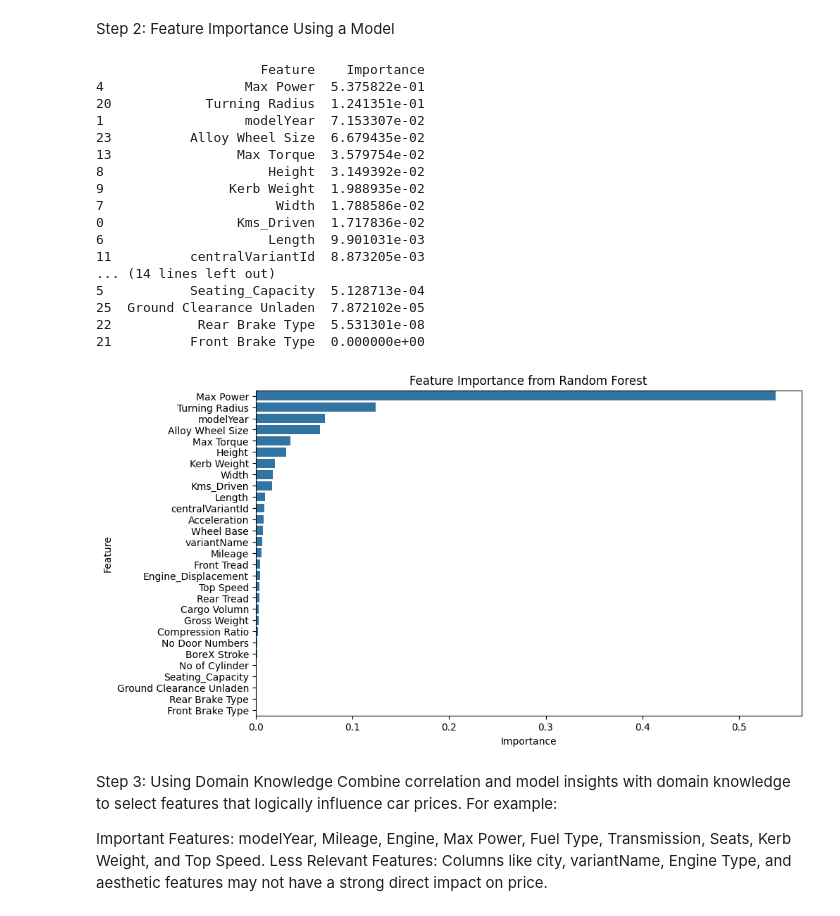
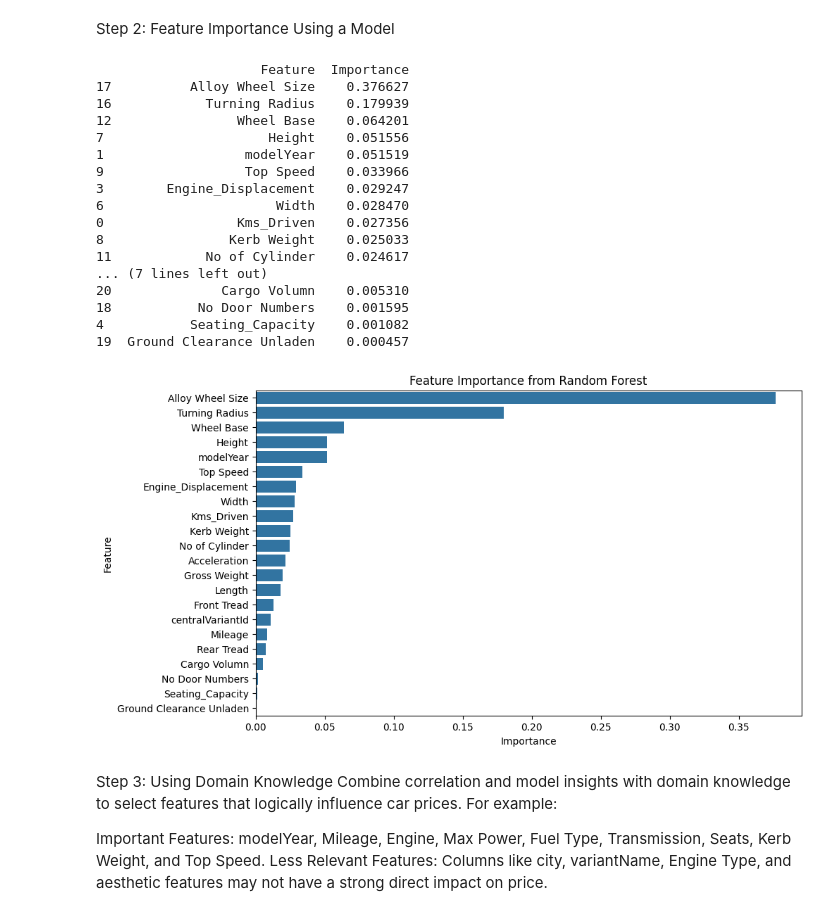
Before and after one commit to AravindhKumarA9/Car_dheko, a Jupyter notebook: car_dheko.ipynb, the cells around one changed output. Cells and saved outputs as stored; diff of their text form; code cells hidden in the pictures.

```diff
--- a/car_dheko.ipynb
+++ b/car_dheko.ipynb
@@ -494 +547,4 @@ Columns with unit values: ['variantName', 'Mileage', 'Engine_Displacement', 'Max
+# %%
+# Ensure the 'Kms_Driven' column is treated as a string, remove commas, and convert to integer
+Final['Kms_Driven'] = Final['Kms_Driven'].astype(str).str.replace(',', '', regex=True).astype(int)
 # %%
@@ -520,8 +577,0 @@ For example, when doing 'df[col].method(value, inplace=True)', try using 'df.met
-# %%
-Final['price'] = Final['price'].fillna(0).astype(int)
-Final['Engine_Displacement'] = Final['Engine_Displacement'].fillna(0).astype(int)
-Final['Alloy Wheel Size'] = Final['Alloy Wheel Size'].fillna(0).astype(int)
-Final['Seating_Capacity'] = Final['Seating_Capacity'].fillna(0).astype(int)
-
-# Remove commas, handle missing values, and convert to integers in one step
-Final['Kms_Driven'] = Final['Kms_Driven'].fillna(0).astype(str).str.replace(',', '').astype(int)
@@ -527,0 +630,8 @@ Final['Kms_Driven'] = Final['Kms_Driven'].fillna(0).astype(str).str.replace(',',
+# %%
+Final[['price', 'Engine_Displacement', 'Alloy Wheel Size', 'Seating_Capacity']] = Final[['price', 'Engine_Displacement', 'Alloy Wheel Size', 'Seating_Capacity']].fillna(0).astype(int)
+
+
+# Final[['Length', 'Width', 'Height', 'Gross Weight', 'Wheel Base', 'Front Tread', 'Rear Tread', 'Kerb Weight']] = Final[['Length', 'Width', 'Height', 'Gross Weight', 'Wheel Base', 'Front Tread', 'Rear Tread', 'Kerb Weight']].fillna(0).astype(int)
+
+# Final[['price', 'Engine_Displacement', 'Alloy Wheel Size', 'Seating_Capacity']] = Final[['price', 'Engine_Displacement', 'Alloy Wheel Size', 'Seating_Capacity']].apply(lambda x: x.fillna(x.mean())).astype(int)
+Final.head(15)
@@ -627,0 +711,13 @@ Value Configuration Unique Values: ['DOHC' nan 'SOHC' 'DOHC with VIS' 'DOHC ' 'u
+# %%
+# List of columns to extract unique values from
+columns_to_check = [
+'Transmission', 'Fuel Type', 'Super Charger', 'city', 'Seating_Capacity', 'Turbo Charger', 'No Door Numbers', 'No of Cylinder',
+'Steering Type', 'Alloy Wheel Size', 'body_type', 'Insurance Validity', 'Ownership', 'Value Configuration','Drive Type']
+
+# Display unique values for each column
+for column in columns_to_check:
+    if column in Final.columns:
+        unique_values = Final[column].unique()
+        print(f"{column} Unique Values: {unique_values}")
+    else:
+        print(f"Column '{column}' not found in the DataFrame.")
@@ -1041,54 +1157,53 @@ Step 2: Feature Importance Using a Model
 # %%
 from sklearn.ensemble import RandomForestRegressor
 from sklearn.model_selection import train_test_split
 
 # Define features and target
-X = Final[['Kms_Driven', 'modelYear', 'Mileage', 'Engine_Displacement', 'Max Power', 'Seating_Capacity',
-           'Length', 'Width', 'Height', 'Kerb Weight', 'Top Speed', 'centralVariantId', 'variantName',
-            'Max Torque', 'No of Cylinder', 'BoreX Stroke', 'Wheel Base', 'Front Tread', 'Rear Tread',
-            'Gross Weight', 'Turning Radius', 'Front Brake Type', 'Rear Brake Type', 'Alloy Wheel Size',
-            'No Door Numbers', 'Ground Clearance Unladen', 'Cargo Volumn', 'Compression Ratio', 'Acceleration'
-           ]]  # Add relevant columns
+X = Final[['Kms_Driven', 'modelYear', 'Mileage', 'Engine_Displacement', 'Seating_Capacity', 'Length',
+		   'Width', 'Height', 'Kerb Weight', 'Top Speed', 'centralVariantId', 'No of Cylinder',
+		   'Wheel Base', 'Front Tread', 'Rear Tread', 'Gross Weight', 'Turning Radius', 'Alloy Wheel Size',
+            'No Door Numbers', 'Ground Clearance Unladen', 'Cargo Volumn',  'Acceleration'
+           ]]  # Add relevant columns  'Max Power','Max Torque', 'variantName','BoreX Stroke', 'Front Brake Type', 'Rear Brake Type', 'Compression Ratio',
 y = Final['price']
 
 # Split data into training and testing sets
 X_train, X_test, y_train, y_test = train_test_split(X, y, test_size=0.2, random_state=42)
 
 # Train Random Forest Regressor
 rf = RandomForestRegressor(random_state=42)
 rf.fit(X_train, y_train)
 
 # Get feature importance scores
 feature_importance = pd.DataFrame({'Feature': X.columns, 'Importance': rf.feature_importances_})
 feature_importance = feature_importance.sort_values(by='Importance', ascending=False)
 
 # Display feature importance
 print(feature_importance)
 
 # Visualize feature importance
 plt.figure(figsize=(10, 6))
 sns.barplot(x='Importance', y='Feature', data=feature_importance)
 plt.title('Feature Importance from Random Forest')
 plt.show()
 # %% [output]
-                     Feature    Importance
-4                  Max Power  5.375822e-01
-20            Turning Radius  1.241351e-01
-1                  modelYear  7.153307e-02
-23          Alloy Wheel Size  6.679435e-02
-13                Max Torque  3.579754e-02
-8                     Height  3.149392e-02
-9                Kerb Weight  1.988935e-02
-7                      Width  1.788586e-02
-0                 Kms_Driven  1.717836e-02
-6                     Length  9.901031e-03
-11          centralVariantId  8.873205e-03
-... (14 lines left out)
-5           Seating_Capacity  5.128713e-04
-25  Ground Clearance Unladen  7.872102e-05
-22           Rear Brake Type  5.531301e-08
-21          Front Brake Type  0.000000e+00
+                     Feature  Importance
+17          Alloy Wheel Size    0.376627
+16            Turning Radius    0.179939
+12                Wheel Base    0.064201
+7                     Height    0.051556
+1                  modelYear    0.051519
+9                  Top Speed    0.033966
+3        Engine_Displacement    0.029247
+6                      Width    0.028470
+0                 Kms_Driven    0.027356
+8                Kerb Weight    0.025033
+11            No of Cylinder    0.024617
+... (7 lines left out)
+20              Cargo Volumn    0.005310
+18           No Door Numbers    0.001595
+4           Seating_Capacity    0.001082
+19  Ground Clearance Unladen    0.000457
-[figure, old version]
+[figure, new version]
 # %% [markdown]
 Step 3: Using Domain Knowledge
 Combine correlation and model insights with domain knowledge to select features that logically influence car prices. For example:
```
Also changed, not shown: parts of 43 cells of this notebook, 6 other files.
